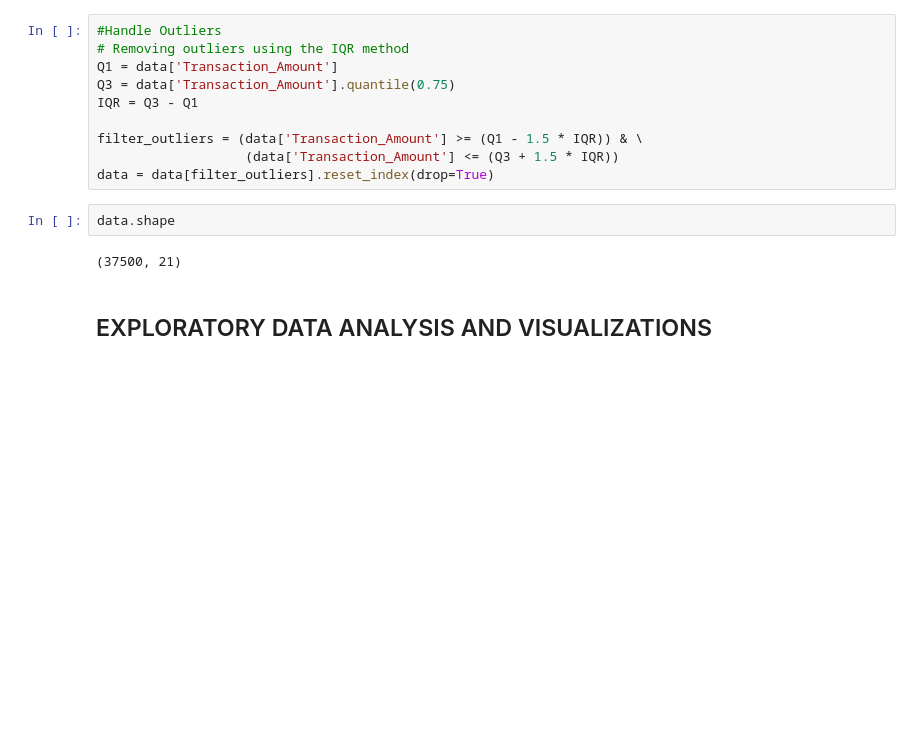
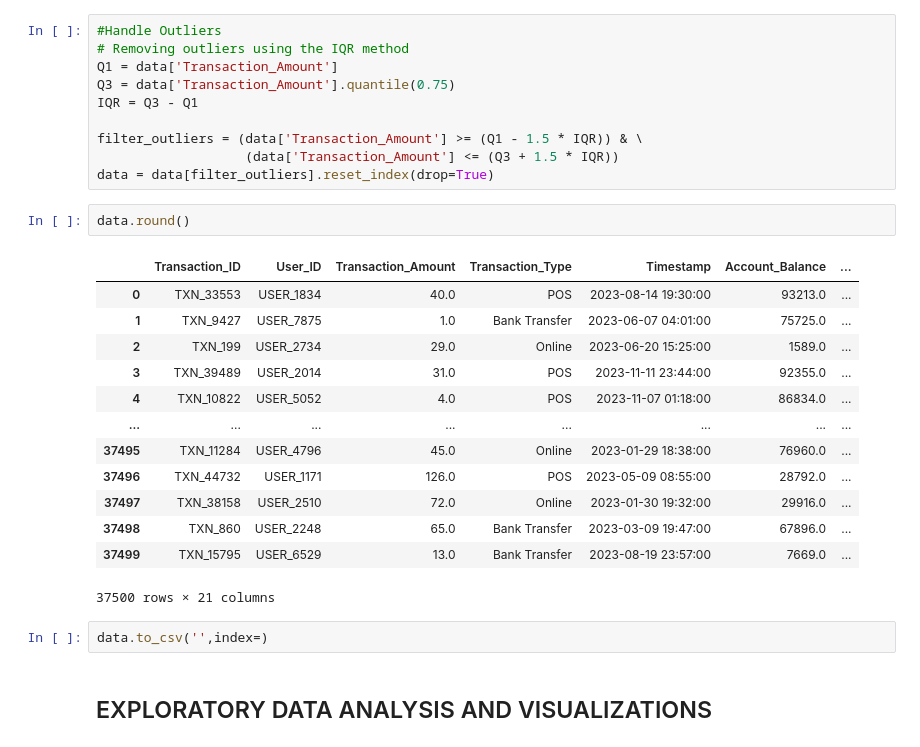
Before and after one commit to Arishiine/Fraud-Detection, a Jupyter notebook: Fraud Detection Project.ipynb, the cells around one changed output. Saved outputs shown, nothing was run; the diff lists cells and outputs as text; blank space fills up the shorter version.

```diff
--- a/Fraud Detection Project.ipynb
+++ b/Fraud Detection Project.ipynb
@@ -113,10 +113,24 @@ IQR = Q3 - Q1
 filter_outliers = (data['Transaction_Amount'] >= (Q1 - 1.5 * IQR)) & \
                    (data['Transaction_Amount'] <= (Q3 + 1.5 * IQR))
 data = data[filter_outliers].reset_index(drop=True)
+# %%
+data.round()
+# %% [output]
+|  | Transaction_ID | User_ID | Transaction_Amount | Transaction_Type | Timestamp | Account_Balance | ... |
+| 0 | TXN_33553 | USER_1834 | 40.0 | POS | 2023-08-14 19:30:00 | 93213.0 | ... |
+| 1 | TXN_9427 | USER_7875 | 1.0 | Bank Transfer | 2023-06-07 04:01:00 | 75725.0 | ... |
+| 2 | TXN_199 | USER_2734 | 29.0 | Online | 2023-06-20 15:25:00 | 1589.0 | ... |
+| 3 | TXN_39489 | USER_2014 | 31.0 | POS | 2023-11-11 23:44:00 | 92355.0 | ... |
+| 4 | TXN_10822 | USER_5052 | 4.0 | POS | 2023-11-07 01:18:00 | 86834.0 | ... |
+| ... | ... | ... | ... | ... | ... | ... | ... |
+| 37495 | TXN_11284 | USER_4796 | 45.0 | Online | 2023-01-29 18:38:00 | 76960.0 | ... |
+| 37496 | TXN_44732 | USER_1171 | 126.0 | POS | 2023-05-09 08:55:00 | 28792.0 | ... |
+| 37497 | TXN_38158 | USER_2510 | 72.0 | Online | 2023-01-30 19:32:00 | 29916.0 | ... |
+| 37498 | TXN_860 | USER_2248 | 65.0 | Bank Transfer | 2023-03-09 19:47:00 | 67896.0 | ... |
+| 37499 | TXN_15795 | USER_6529 | 13.0 | Bank Transfer | 2023-08-19 23:57:00 | 7669.0 | ... |
+37500 rows × 21 columns
 # %%
-data.shape
+data.to_csv('',index=)
-# %% [output]
-(37500, 21)
 # %% [markdown]
 ## EXPLORATORY DATA ANALYSIS AND VISUALIZATIONS
 # %% [markdown]
```
Also changed, not shown: parts of 3 cells of this notebook, 1 other file.
